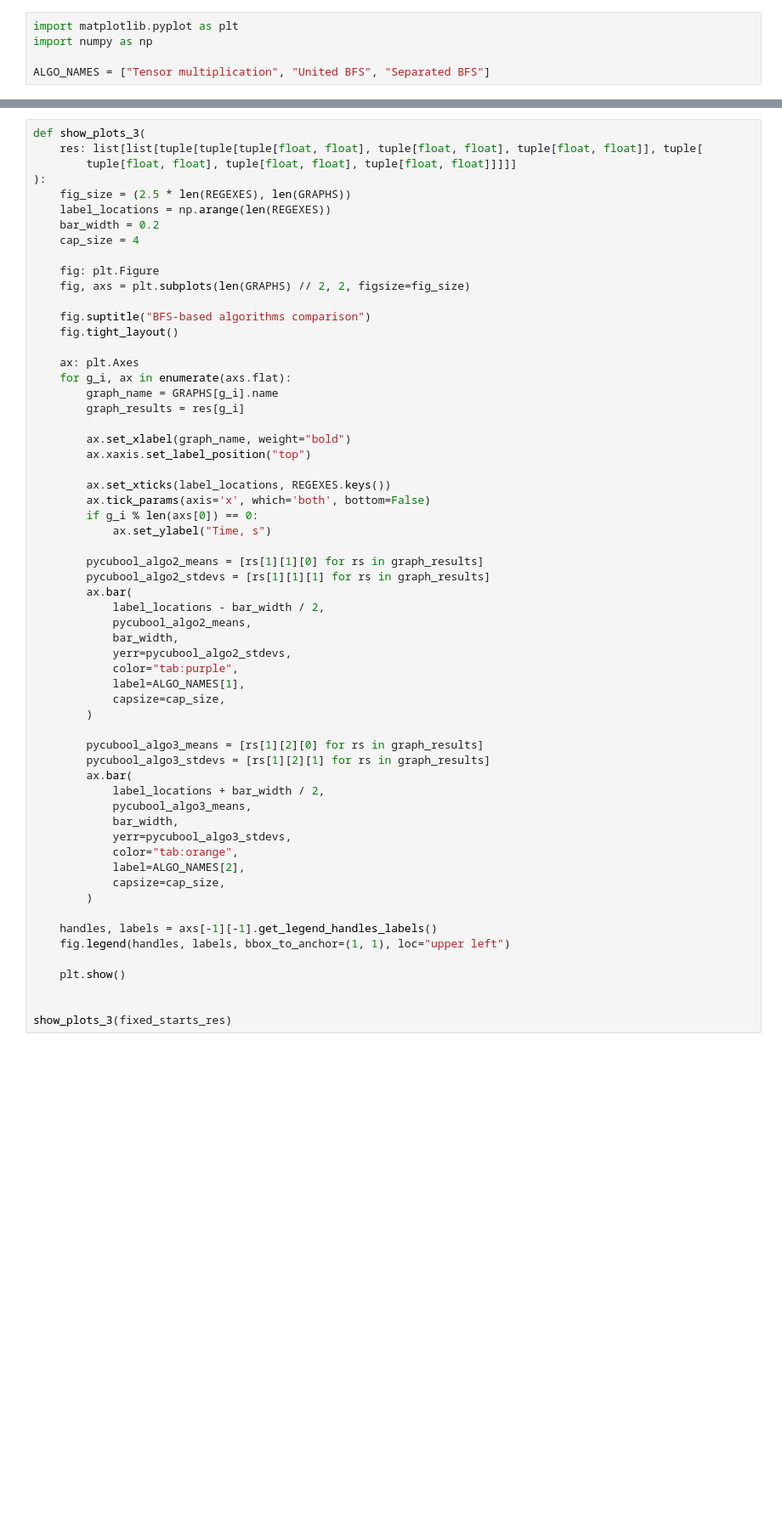
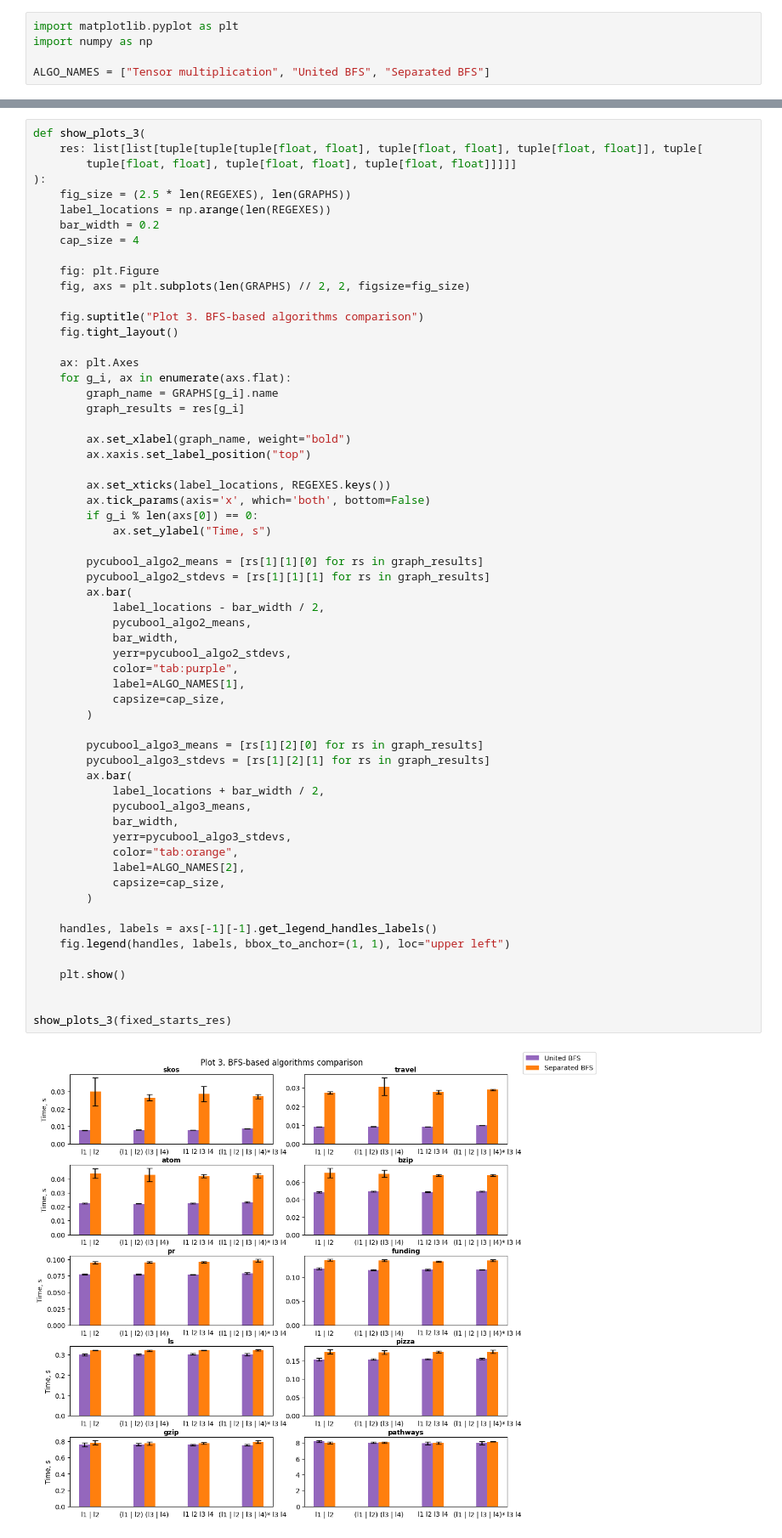
Before and after one commit to shlegelal/formal-lang-course, a Jupyter notebook: experiments/rpq_comparison.ipynb, the cells around one changed output, grey strips where cells are left out. Shown at 85% size. Drawn from its saved outputs; the diff is of its cells as text; blank space fills up the shorter version.

```diff
--- a/experiments/rpq_comparison.ipynb
+++ b/experiments/rpq_comparison.ipynb
@@ -1111,7 +1164,7 @@ def show_plots_3(
     fig: plt.Figure
     fig, axs = plt.subplots(len(GRAPHS) // 2, 2, figsize=fig_size)
 
-    fig.suptitle("BFS-based algorithms comparison")
+    fig.suptitle("Plot 3. BFS-based algorithms comparison")
     fig.tight_layout()
 
     ax: plt.Axes
@@ -1131,30 +1184,32 @@ def show_plots_3(
         pycubool_algo2_stdevs = [rs[1][1][1] for rs in graph_results]
         ax.bar(
             label_locations - bar_width / 2,
             pycubool_algo2_means,
             bar_width,
             yerr=pycubool_algo2_stdevs,
             color="tab:purple",
             label=ALGO_NAMES[1],
             capsize=cap_size,
         )
 
         pycubool_algo3_means = [rs[1][2][0] for rs in graph_results]
         pycubool_algo3_stdevs = [rs[1][2][1] for rs in graph_results]
         ax.bar(
             label_locations + bar_width / 2,
             pycubool_algo3_means,
             bar_width,
             yerr=pycubool_algo3_stdevs,
             color="tab:orange",
             label=ALGO_NAMES[2],
             capsize=cap_size,
         )
 
     handles, labels = axs[-1][-1].get_legend_handles_labels()
     fig.legend(handles, labels, bbox_to_anchor=(1, 1), loc="upper left")
 
     plt.show()
 
 
 show_plots_3(fixed_starts_res)
+# %% [output]
+[figure, added]
```
Also changed, not shown: parts of 26 cells of this notebook.
